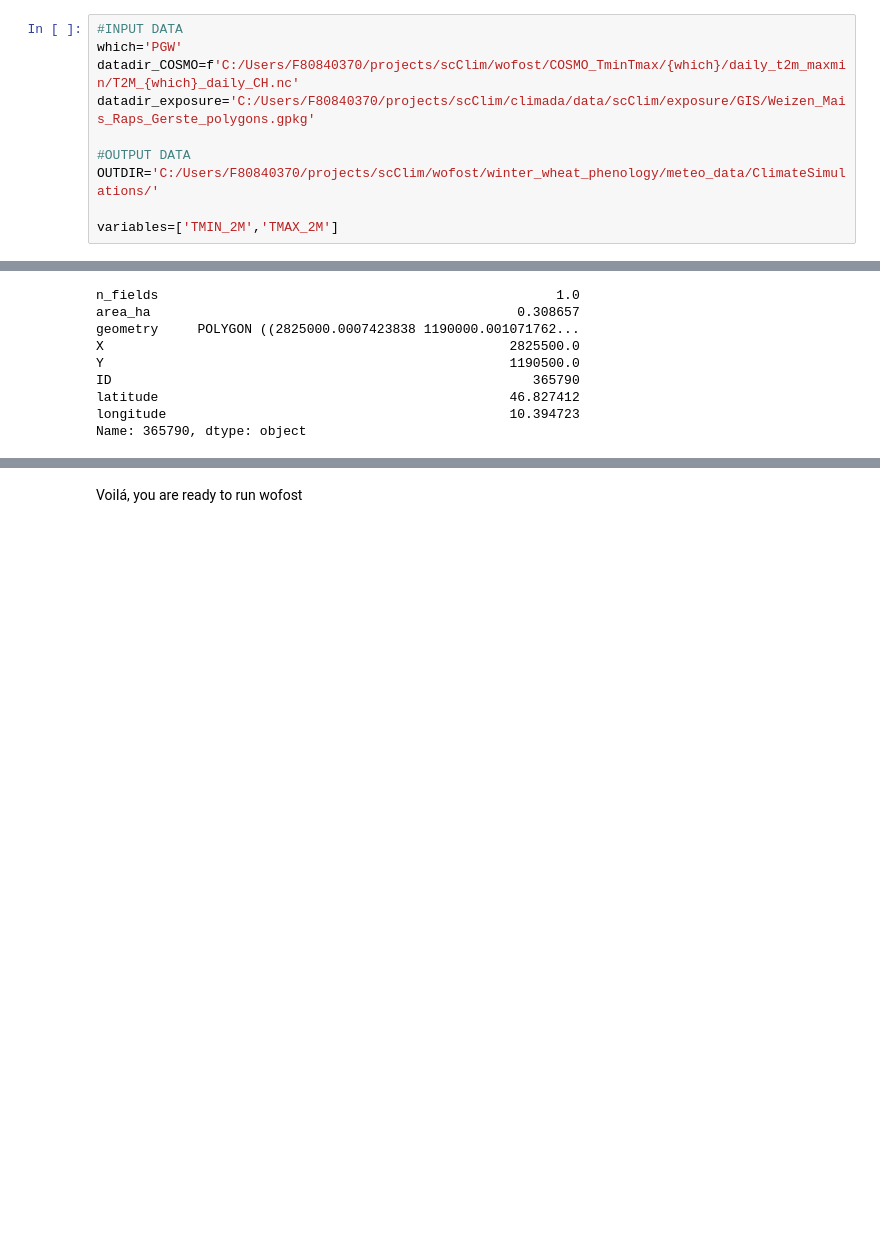
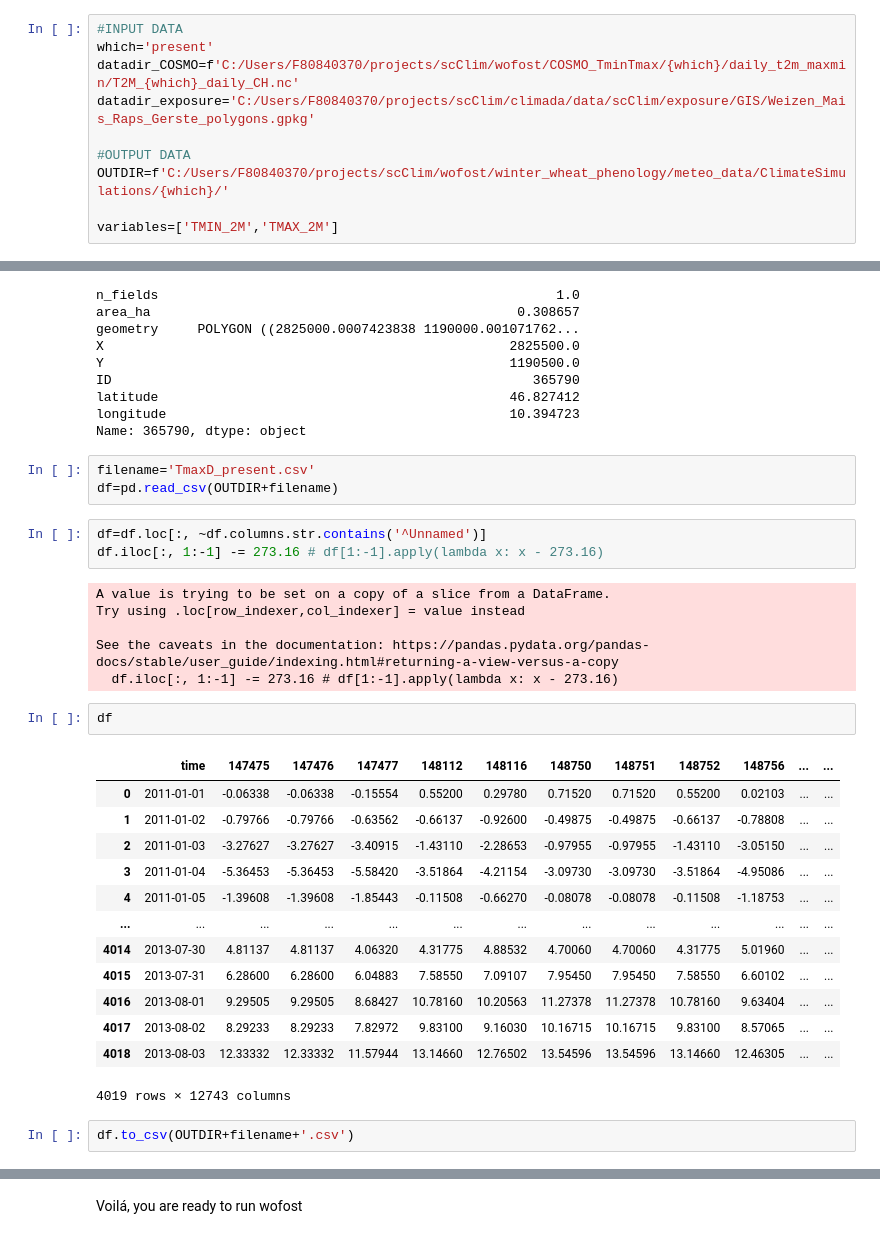
Before and after one commit to raphael-portmann/winter_wheat_phenology, a Jupyter notebook: scripts/prepare_meteo_data_COSMO_cells.ipynb, the cells around one changed output, grey strips where cells are left out. Cells and saved outputs as stored; diff of their text form; blank space fills up the shorter version.

```diff
--- a/scripts/prepare_meteo_data_COSMO_cells.ipynb
+++ b/scripts/prepare_meteo_data_COSMO_cells.ipynb
@@ -12,12 +12,12 @@ import os
 First, define directories of gridded exposure data (polygons), the MeteoSwiss data and the directory to store the output data
 # %%
 #INPUT DATA
-which='PGW'
+which='present'
 datadir_COSMO=f'C:/Users/F80840370/projects/scClim/wofost/COSMO_TminTmax/{which}/daily_t2m_maxmin/T2M_{which}_daily_CH.nc'
 datadir_exposure='C:/Users/F80840370/projects/scClim/climada/data/scClim/exposure/GIS/Weizen_Mais_Raps_Gerste_polygons.gpkg'
 
 #OUTPUT DATA
-OUTDIR='C:/Users/F80840370/projects/scClim/wofost/winter_wheat_phenology/meteo_data/ClimateSimulations/'
+OUTDIR=f'C:/Users/F80840370/projects/scClim/wofost/winter_wheat_phenology/meteo_data/ClimateSimulations/{which}/'
 
 variables=['TMIN_2M','TMAX_2M']
 # %% [markdown]
@@ -124,3 +121,33 @@ ID                                                      365790
 latitude                                             46.827412
 longitude                                            10.394723
 Name: 365790, dtype: object
+# %%
+filename='TmaxD_present.csv'
+df=pd.read_csv(OUTDIR+filename)
+# %%
+df=df.loc[:, ~df.columns.str.contains('^Unnamed')]
+df.iloc[:, 1:-1] -= 273.16 # df[1:-1].apply(lambda x: x - 273.16)
+# %% [output]
+A value is trying to be set on a copy of a slice from a DataFrame.
+Try using .loc[row_indexer,col_indexer] = value instead
+
+See the caveats in the documentation: https://pandas.pydata.org/pandas-docs/stable/user_guide/indexing.html#returning-a-view-versus-a-copy
+  df.iloc[:, 1:-1] -= 273.16 # df[1:-1].apply(lambda x: x - 273.16)
+# %%
+df
+# %% [output]
+|  | time | 147475 | 147476 | 147477 | 148112 | 148116 | 148750 | 148751 | 148752 | 148756 | ... | ... |
+| 0 | 2011-01-01 | -0.06338 | -0.06338 | -0.15554 | 0.55200 | 0.29780 | 0.71520 | 0.71520 | 0.55200 | 0.02103 | ... | ... |
+| 1 | 2011-01-02 | -0.79766 | -0.79766 | -0.63562 | -0.66137 | -0.92600 | -0.49875 | -0.49875 | -0.66137 | -0.78808 | ... | ... |
+| 2 | 2011-01-03 | -3.27627 | -3.27627 | -3.40915 | -1.43110 | -2.28653 | -0.97955 | -0.97955 | -1.43110 | -3.05150 | ... | ... |
+| 3 | 2011-01-04 | -5.36453 | -5.36453 | -5.58420 | -3.51864 | -4.21154 | -3.09730 | -3.09730 | -3.51864 | -4.95086 | ... | ... |
+| 4 | 2011-01-05 | -1.39608 | -1.39608 | -1.85443 | -0.11508 | -0.66270 | -0.08078 | -0.08078 | -0.11508 | -1.18753 | ... | ... |
+| ... | ... | ... | ... | ... | ... | ... | ... | ... | ... | ... | ... | ... |
+| 4014 | 2013-07-30 | 4.81137 | 4.81137 | 4.06320 | 4.31775 | 4.88532 | 4.70060 | 4.70060 | 4.31775 | 5.01960 | ... | ... |
+| 4015 | 2013-07-31 | 6.28600 | 6.28600 | 6.04883 | 7.58550 | 7.09107 | 7.95450 | 7.95450 | 7.58550 | 6.60102 | ... | ... |
+| 4016 | 2013-08-01 | 9.29505 | 9.29505 | 8.68427 | 10.78160 | 10.20563 | 11.27378 | 11.27378 | 10.78160 | 9.63404 | ... | ... |
+| 4017 | 2013-08-02 | 8.29233 | 8.29233 | 7.82972 | 9.83100 | 9.16030 | 10.16715 | 10.16715 | 9.83100 | 8.57065 | ... | ... |
+| 4018 | 2013-08-03 | 12.33332 | 12.33332 | 11.57944 | 13.14660 | 12.76502 | 13.54596 | 13.54596 | 13.14660 | 12.46305 | ... | ... |
+4019 rows × 12743 columns
+# %%
+df.to_csv(OUTDIR+filename+'.csv')
```
Also changed, not shown: parts of 6 cells of this notebook, 2 other files.
